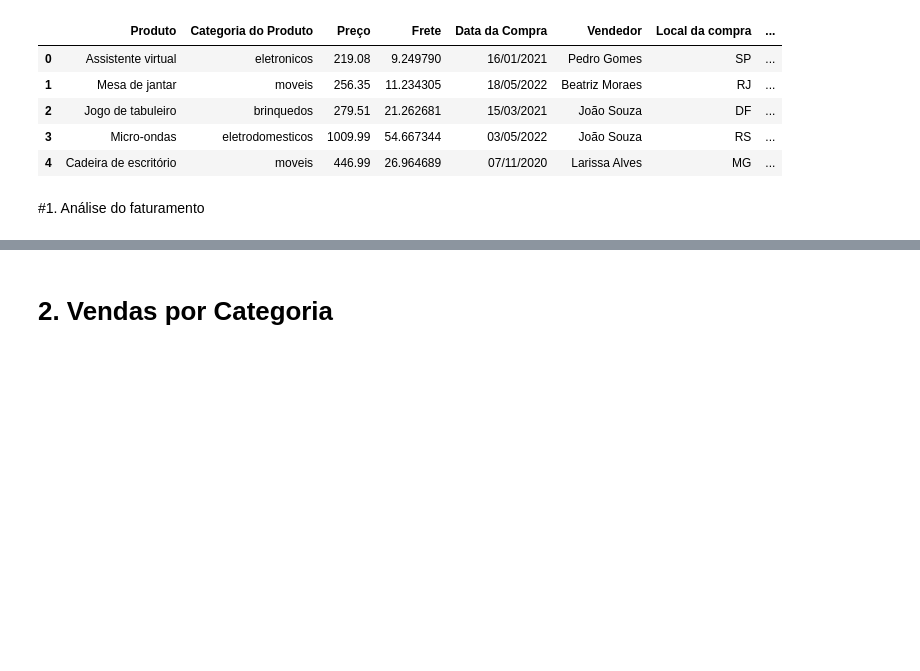
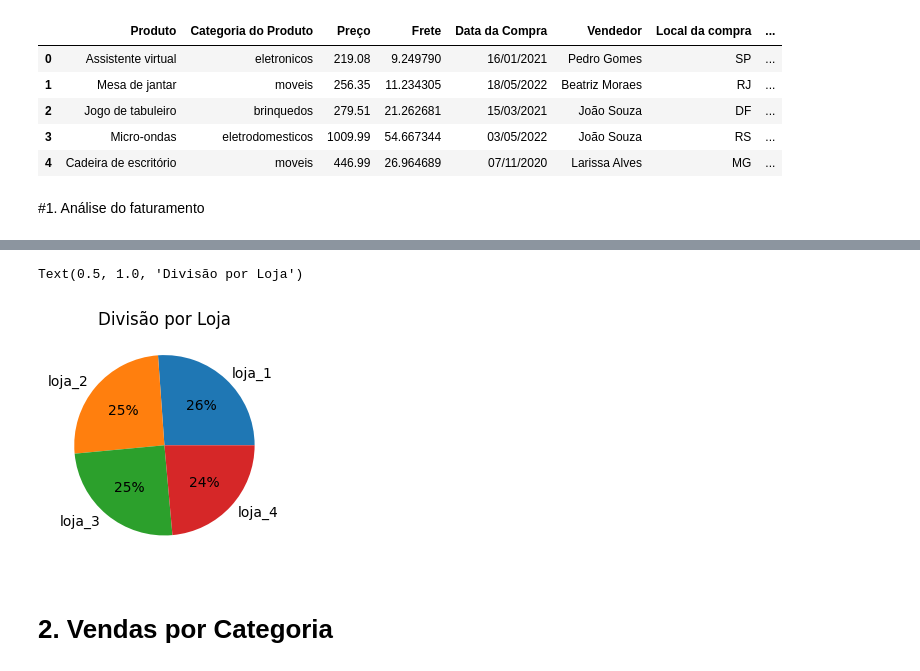
Before and after one commit to MauroTadeu6/Challengers-Store-Python-, a Jupyter notebook: AluraStoreBr.ipynb, the cells around one changed output, grey strips where cells are left out. Drawn from its saved outputs; the diff is of its cells as text; code cells hidden in the pictures; blank space fills up the shorter version.

```diff
--- a/AluraStoreBr.ipynb
+++ b/AluraStoreBr.ipynb
@@ -34,2 +81,10 @@ plt.gca().spines[['top', 'right',]].set_visible(False)
+# %%
+plt.subplot(1,2,2)
+
+plt.pie(faturam_total,labels=stores,autopct='%2.0f%%')
+plt.title('Divisão por Loja')
+# %% [output]
+Text(0.5, 1.0, 'Divisão por Loja')
+[figure, added]
 # %% [markdown]
 # 2. Vendas por Categoria
```
Also changed, not shown: parts of 23 cells of this notebook.
